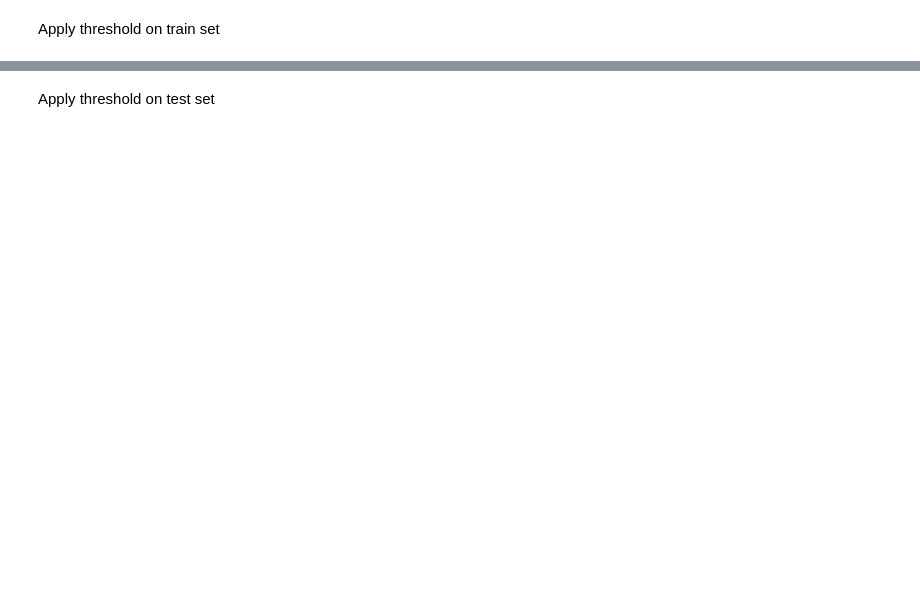
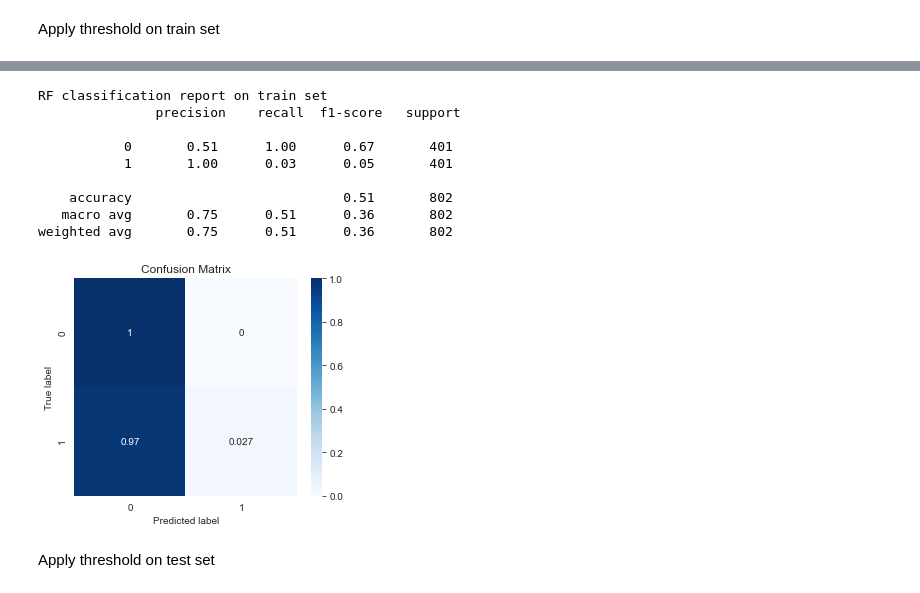
Before and after one commit to shaisid01/Heart-failure-prediction, a Jupyter notebook: Notebook/Heart Failure.ipynb, the cells around one changed output, grey strips where cells are left out. Cells and saved outputs as stored; diff of their text form; code cells hidden in the pictures; blank space fills up the shorter version.

```diff
--- a/Notebook/Heart Failure.ipynb
+++ b/Notebook/Heart Failure.ipynb
@@ -352,7 +417,7 @@ def rand_search(X_train,y_train,parameters,model,n_iter=100):
     #pipeline
     clf_pipeline = pipeline.Pipeline([("clf",model)])
     #Grid search CV
-    scoring = 'recall'
+    scoring = 'accuracy'
     verbose = 1
     clf_rand = model_selection.RandomizedSearchCV(clf_pipeline, parameters, n_iter = n_iter,scoring=scoring,verbose = verbose, random_state=1,n_jobs=-1)
     #Learn from training
@@ -369,7 +434,7 @@ def grid_search(X_train,y_train,parameters,model):
     #pipeline
     clf_pipeline = pipeline.Pipeline([("clf",model)])   #Pipeline applies scaling and model estimator
     #Grid search CV
-    scoring = 'recall'
+    scoring = 'accuracy'
     verbose = 1
     clf_grid = model_selection.GridSearchCV(clf_pipeline, parameters,  scoring=scoring,verbose = verbose)
     #Learn from training
@@ -557,7 +647,19 @@ print(f"True -ve : {tn}\nFalse +ve : {fp}\nFalse -ve : {fn}\nTrue +ve : {tp}\n")
 # %%
 plot_Confusionmatrix(y_train,rfc_train_labels)
 y_class_report = metrics.classification_report(y_train,rfc_train_labels,zero_division=1, target_names=["0","1"])
 print("RF classification report on train set\n", y_class_report )
+make_matrics_score(y_train,rfc_train_labels,'rfc',isTrain = True)
+# %% [output]
+RF classification report on train set
+               precision    recall  f1-score   support
+
+           0       0.51      1.00      0.67       401
+           1       1.00      0.03      0.05       401
+
+    accuracy                           0.51       802
+   macro avg       0.75      0.51      0.36       802
+weighted avg       0.75      0.51      0.36       802
+[figure, added]
 # %% [markdown]
 Apply threshold on test set
 # %%
```
Also changed, not shown: parts of 83 cells of this notebook.
